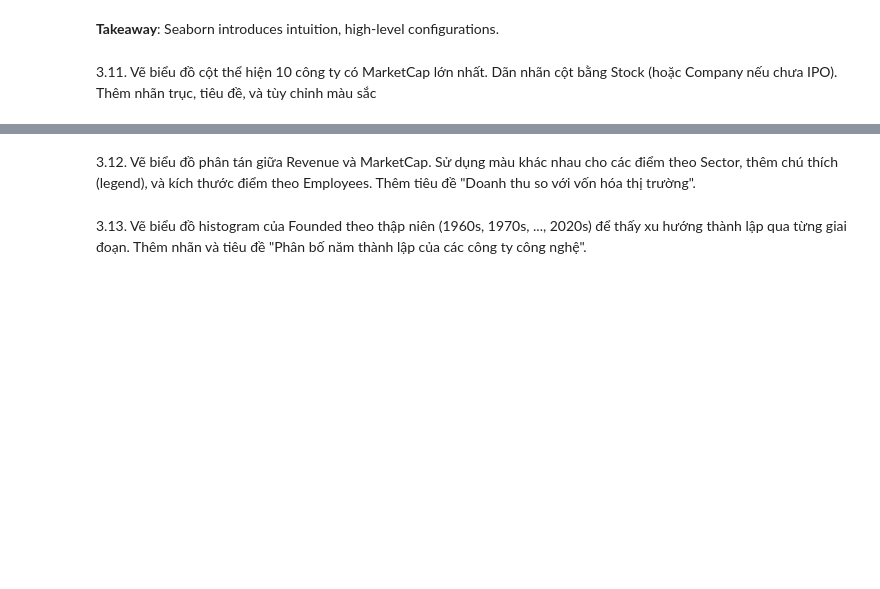
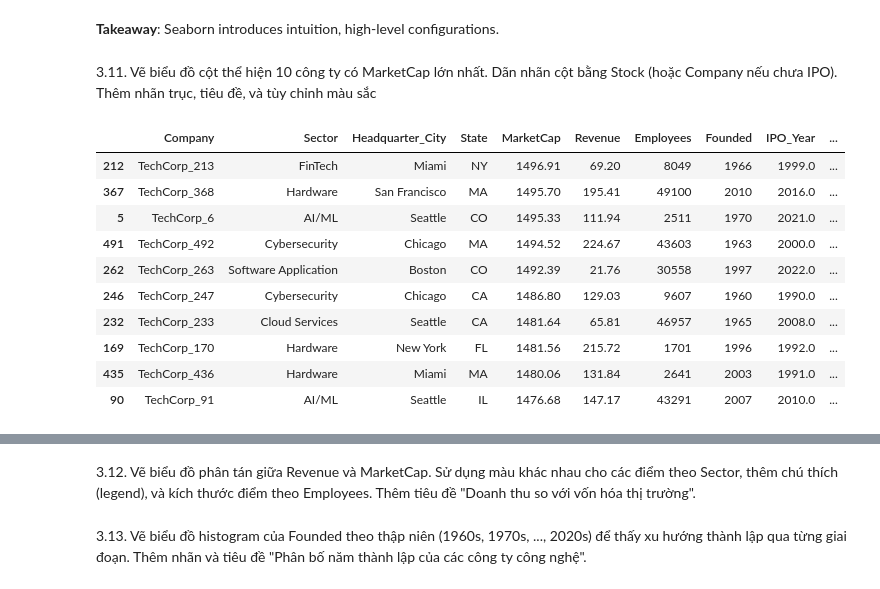
Before and after one commit to ntung-07/LAP-TRINH-PYTHON-NEU, a Jupyter notebook: KTRA_GIUA_KY/KT_De1_2025.ipynb, the cells around one changed output, grey strips where cells are left out. Drawn from its saved outputs; the diff is of its cells as text; code cells hidden in the pictures; blank space fills up the shorter version.

```diff
--- a/KTRA_GIUA_KY/KT_De1_2025.ipynb
+++ b/KTRA_GIUA_KY/KT_De1_2025.ipynb
@@ -389,3 +389,31 @@ Passing `palette` without assigning `hue` is deprecated and will be removed in v
 **Takeaway**: Seaborn introduces intuition, high-level configurations.
 # %% [markdown]
 3.11. Vẽ biểu đồ cột thể hiện 10 công ty có MarketCap lớn nhất. Dãn nhãn cột bằng Stock (hoặc Company nếu chưa IPO). Thêm nhãn trục, tiêu đề, và tùy chỉnh màu sắc
+# %%
+# using matplotlib
+# x: stock (=company nếu chưa IPO)
+# y: MarketCap
+
+# Step 1: Narrow down the scope
+top_10_marketcap = df.sort_values(by="MarketCap", ascending=False).nlargest(10, columns="MarketCap").copy()
+
+# Step 2: (Optional) create a new column named Label, define logic for its content
+top_10_marketcap["Label"] = top_10_marketcap.apply(
+    lambda row: row["Stock"] if pd.notna(row["Stock"]) else row["Company"],
+    axis=1
+)
+
+# Visualize resulting dataframe
+top_10_marketcap
+# %% [output]
+|  | Company | Sector | Headquarter_City | State | MarketCap | Revenue | Employees | Founded | IPO_Year | ... |
+| 212 | TechCorp_213 | FinTech | Miami | NY | 1496.91 | 69.20 | 8049 | 1966 | 1999.0 | ... |
+| 367 | TechCorp_368 | Hardware | San Francisco | MA | 1495.70 | 195.41 | 49100 | 2010 | 2016.0 | ... |
+| 5 | TechCorp_6 | AI/ML | Seattle | CO | 1495.33 | 111.94 | 2511 | 1970 | 2021.0 | ... |
+| 491 | TechCorp_492 | Cybersecurity | Chicago | MA | 1494.52 | 224.67 | 43603 | 1963 | 2000.0 | ... |
+| 262 | TechCorp_263 | Software Application | Boston | CO | 1492.39 | 21.76 | 30558 | 1997 | 2022.0 | ... |
+| 246 | TechCorp_247 | Cybersecurity | Chicago | CA | 1486.80 | 129.03 | 9607 | 1960 | 1990.0 | ... |
+| 232 | TechCorp_233 | Cloud Services | Seattle | CA | 1481.64 | 65.81 | 46957 | 1965 | 2008.0 | ... |
+| 169 | TechCorp_170 | Hardware | New York | FL | 1481.56 | 215.72 | 1701 | 1996 | 1992.0 | ... |
+| 435 | TechCorp_436 | Hardware | Miami | MA | 1480.06 | 131.84 | 2641 | 2003 | 1991.0 | ... |
+| 90 | TechCorp_91 | AI/ML | Seattle | IL | 1476.68 | 147.17 | 43291 | 2007 | 2010.0 | ... |
```
Also changed, not shown: parts of 3 cells of this notebook.
